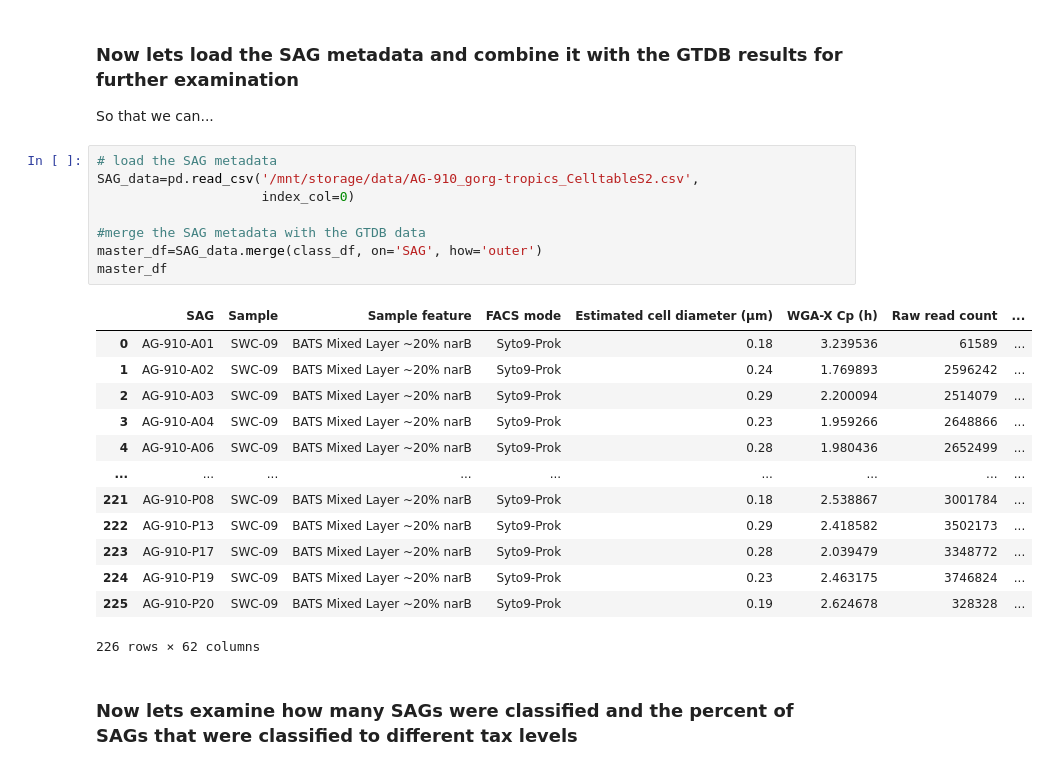
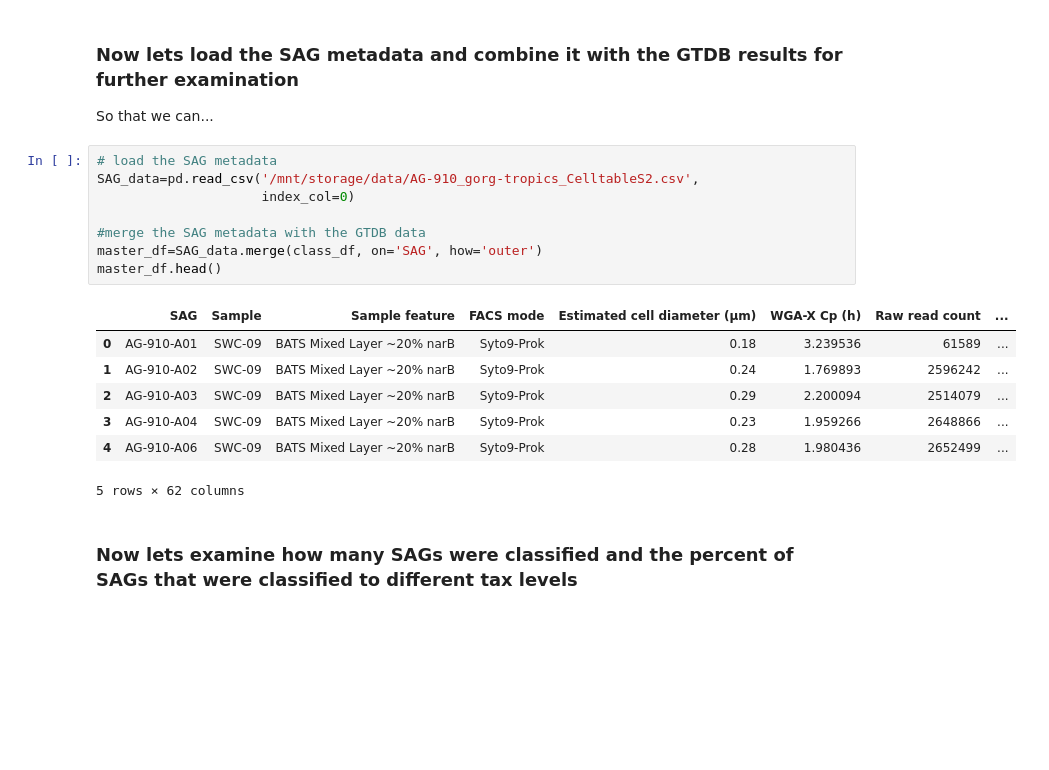
Before and after one commit to Bigelow-SCG-Course/day2AM_taxonomic_classification, a Jupyter notebook: day2_AM_taxonomic_classification.ipynb, the cells around one changed output. Cells and saved outputs as stored; diff of their text form; blank space fills up the shorter version.

```diff
--- a/day2_AM_taxonomic_classification.ipynb
+++ b/day2_AM_taxonomic_classification.ipynb
@@ -163,25 +198,19 @@ So that we can...
 # %%
 # load the SAG metadata
 SAG_data=pd.read_csv('/mnt/storage/data/AG-910_gorg-tropics_CelltableS2.csv',
                      index_col=0)
 
 #merge the SAG metadata with the GTDB data
 master_df=SAG_data.merge(class_df, on='SAG', how='outer')
-master_df
+master_df.head()
 # %% [output]
 |  | SAG | Sample | Sample feature | FACS mode | Estimated cell diameter (μm) | WGA-X Cp (h) | Raw read count | ... |
 | 0 | AG-910-A01 | SWC-09 | BATS Mixed Layer ~20% narB | Syto9-Prok | 0.18 | 3.239536 | 61589 | ... |
 | 1 | AG-910-A02 | SWC-09 | BATS Mixed Layer ~20% narB | Syto9-Prok | 0.24 | 1.769893 | 2596242 | ... |
 | 2 | AG-910-A03 | SWC-09 | BATS Mixed Layer ~20% narB | Syto9-Prok | 0.29 | 2.200094 | 2514079 | ... |
 | 3 | AG-910-A04 | SWC-09 | BATS Mixed Layer ~20% narB | Syto9-Prok | 0.23 | 1.959266 | 2648866 | ... |
 | 4 | AG-910-A06 | SWC-09 | BATS Mixed Layer ~20% narB | Syto9-Prok | 0.28 | 1.980436 | 2652499 | ... |
-| ... | ... | ... | ... | ... | ... | ... | ... | ... |
-| 221 | AG-910-P08 | SWC-09 | BATS Mixed Layer ~20% narB | Syto9-Prok | 0.18 | 2.538867 | 3001784 | ... |
-| 222 | AG-910-P13 | SWC-09 | BATS Mixed Layer ~20% narB | Syto9-Prok | 0.29 | 2.418582 | 3502173 | ... |
-| 223 | AG-910-P17 | SWC-09 | BATS Mixed Layer ~20% narB | Syto9-Prok | 0.28 | 2.039479 | 3348772 | ... |
-| 224 | AG-910-P19 | SWC-09 | BATS Mixed Layer ~20% narB | Syto9-Prok | 0.23 | 2.463175 | 3746824 | ... |
-| 225 | AG-910-P20 | SWC-09 | BATS Mixed Layer ~20% narB | Syto9-Prok | 0.19 | 2.624678 | 328328 | ... |
-226 rows × 62 columns
+5 rows × 62 columns
 # %% [markdown]
 ### Now lets examine how many SAGs were classified and the percent of SAGs that were classified to different tax levels
 # %%
```
Also changed, not shown: parts of 13 cells of this notebook, 1 other file.
